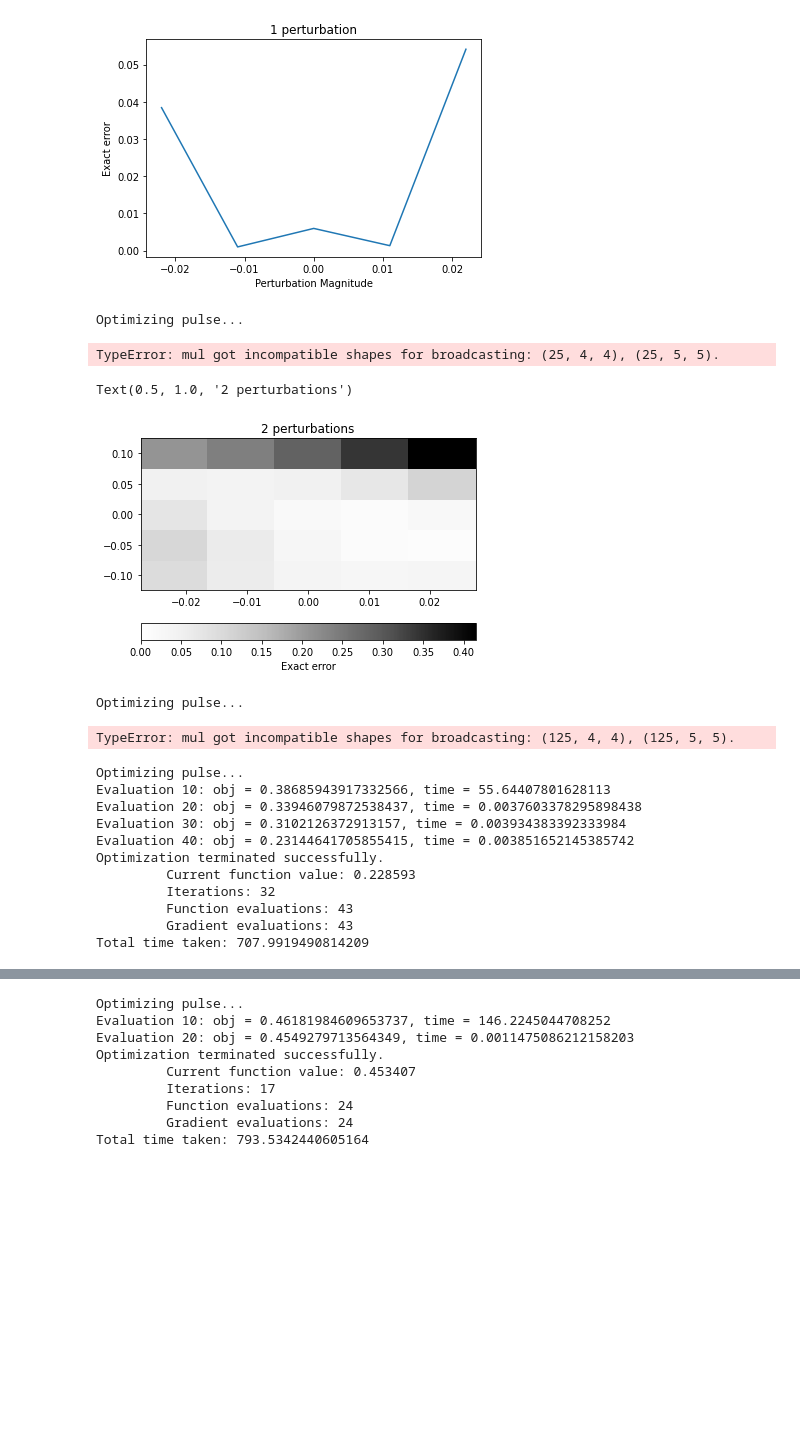
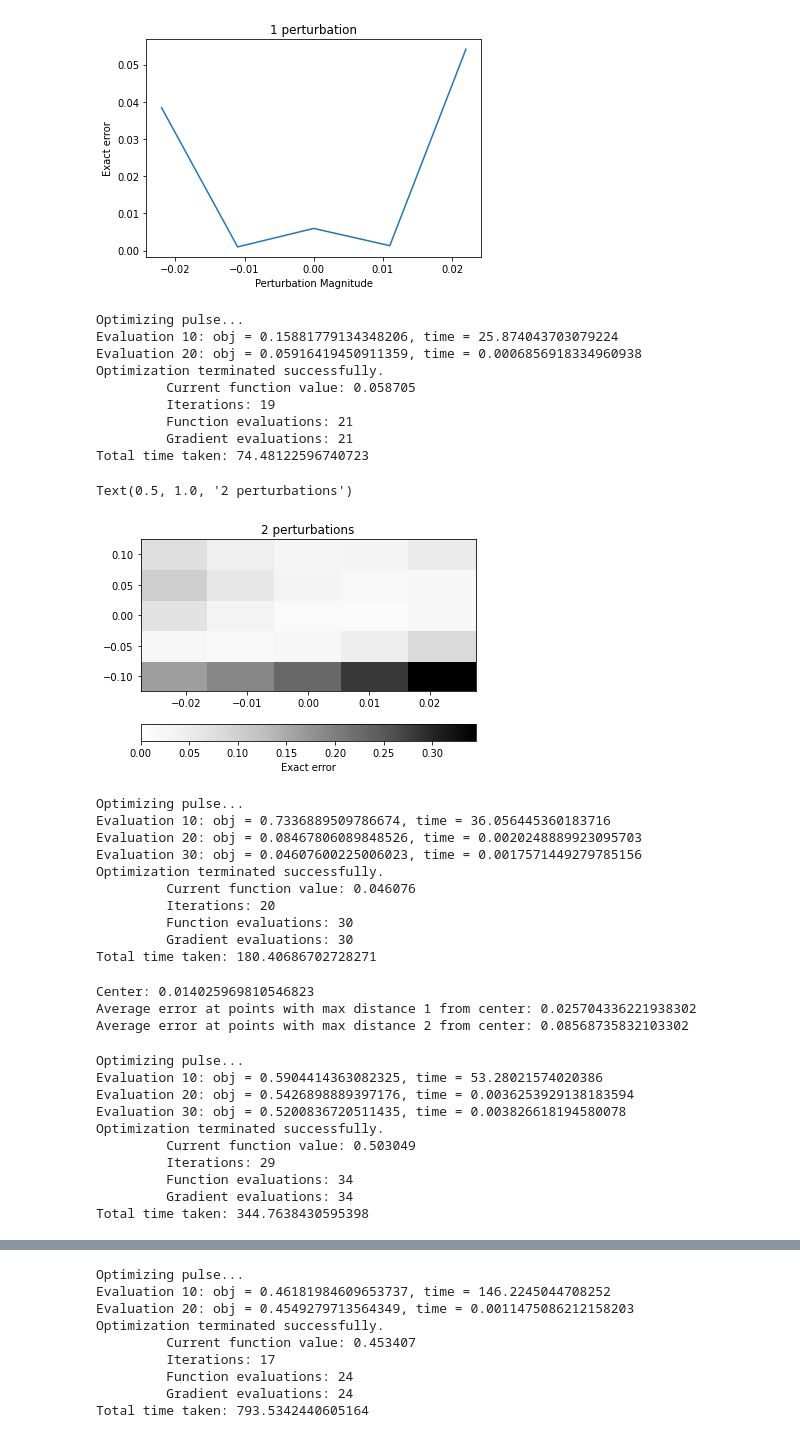
Before and after one commit to DanPuzzuoli/multivariable_dyson_magnus, a Jupyter notebook: magnus_qoc.ipynb, the cells around one changed output, grey strips where cells are left out. Saved outputs shown, nothing was run; the diff lists cells and outputs as text; code cells hidden in the pictures; blank space fills up the shorter version.

Commit message:
evaluates optimization results at the end

```diff
--- a/magnus_qoc.ipynb
+++ b/magnus_qoc.ipynb
@@ -2328,30 +2329,45 @@ Text(0.5, 1.0, '1 perturbation')
 # %%
 #2 variations
 obj = mag_obj_funcs[1]
-result2 = find_pulse_bfgs(obj, ctrl_shape, update_rate=10,tol=0.01)
+result1 = find_pulse_bfgs(obj, ctrl_shape, update_rate=10,tol=0.01)
 # %% [output]
 Optimizing pulse...
+Evaluation 10: obj = 0.15881779134348206, time = 25.874043703079224
+Evaluation 20: obj = 0.05916419450911359, time = 0.0006856918334960938
+Optimization terminated successfully.
+         Current function value: 0.058705
+         Iterations: 19
+         Function evaluations: 21
+         Gradient evaluations: 21
+Total time taken: 74.48122596740723
-TypeError: mul got incompatible shapes for broadcasting: (25, 4, 4), (25, 5, 5).
 # %%
-exact_err1 = point_obj1(result2.x, p0_vals, p1_vals, out = 1)
+exact_err1 = point_obj1(result1.x, p0_vals, p1_vals, out = 1)
 # %%
 import matplotlib as mpl
 
-x_axis = cell_centered(p0_vals)
-y_axis = cell_centered(p1_vals)
+cell0 = cell_centered(p0_vals)
+cell1 = cell_centered(p1_vals)
 cmap = mpl.cm.Greys
 norm = mpl.colors.Normalize(vmin=0., vmax=max(exact_err1))
 exact_err1_reshape = exact_err1.reshape((5,5))
-plt.pcolormesh(x_axis, y_axis, exact_err1_reshape, norm=norm, cmap=cmap)
+plt.pcolormesh(cell0, cell1, exact_err1_reshape, norm=norm, cmap=cmap)
 plt.colorbar(mpl.cm.ScalarMappable(norm=norm, cmap=cmap),orientation='horizontal',label="Exact error")
 plt.title("2 perturbations")
 # %% [output]
 Text(0.5, 1.0, '2 perturbations')
-[figure, old version]
+[figure, new version]
 # %%
 #3 variations
 obj = mag_obj_funcs[2]
-result3 = find_pulse_bfgs(obj, ctrl_shape, update_rate=10,tol=0.01)
+result2 = find_pulse_bfgs(obj, ctrl_shape, update_rate=10,tol=0.01)
 # %% [output]
 Optimizing pulse...
+Evaluation 10: obj = 0.7336889509786674, time = 36.056445360183716
+Evaluation 20: obj = 0.08467806089848526, time = 0.0020248889923095703
+Evaluation 30: obj = 0.04607600225006023, time = 0.0017571449279785156
+Optimization terminated successfully.
+         Current function value: 0.046076
+         Iterations: 20
+         Function evaluations: 30
+         Gradient evaluations: 30
+Total time taken: 180.40686702728271
-TypeError: mul got incompatible shapes for broadcasting: (125, 4, 4), (125, 5, 5).
@@ -2360,16 +2374,41 @@ exact_err2 = point_obj2(result3.x, p0_vals, p1_vals, p2_vals, out = 1)
+# %%
+exact_err2 = point_obj2(result2.x, p0_vals, p1_vals, p2_vals, out = 1)
+exact_err2_reshape = exact_err2.reshape((5,5,5))
+print("Center:",exact_err2_reshape[2,2,2])
+avg_err1 = 0.
+count1 = 0
+avg_err2 = 0.
+count2 = 0
+for i in range(5):
+    for j in range(5):
+        for k in range(5):
+            max_d = max(abs(i-2),abs(j-2),abs(k-2))
+            if max_d == 1:
+                avg_err1 += exact_err2_reshape[i,j,k]
+                count1 += 1
+            elif max_d == 2:
+                avg_err2 += exact_err2_reshape[i,j,k]
+                count2 += 1
+avg_err1 /= count1
+avg_err2 /= count2
+print("Average error at points with max coordinate-wise distance 1 from center:",avg_err1)
+print("Average error at points with max coordinate-wise distance 2 from center:",avg_err2)
+# %% [output]
+Center: 0.014025969810546823
+Average error at points with max distance 1 from center: 0.025704336221938302
+Average error at points with max distance 2 from center: 0.08568735832103302
 # %%
 #4 variations
 obj = mag_obj_funcs[3]
-result4 =  find_pulse_bfgs(obj, ctrl_shape, update_rate=10,tol=0.01)
+result3 =  find_pulse_bfgs(obj, ctrl_shape, update_rate=10,tol=0.01)
 # %% [output]
 Optimizing pulse...
-Evaluation 10: obj = 0.38685943917332566, time = 55.64407801628113
-Evaluation 20: obj = 0.33946079872538437, time = 0.0037603378295898438
-Evaluation 30: obj = 0.3102126372913157, time = 0.003934383392333984
-Evaluation 40: obj = 0.23144641705855415, time = 0.003851652145385742
+Evaluation 10: obj = 0.5904414363082325, time = 53.28021574020386
+Evaluation 20: obj = 0.5426898889397176, time = 0.0036253929138183594
+Evaluation 30: obj = 0.5200836720511435, time = 0.003826618194580078
 Optimization terminated successfully.
-         Current function value: 0.228593
-         Iterations: 32
-         Function evaluations: 43
-         Gradient evaluations: 43
-Total time taken: 707.9919490814209
+         Current function value: 0.503049
+         Iterations: 29
+         Function evaluations: 34
+         Gradient evaluations: 34
+Total time taken: 344.7638430595398
```
Also changed, not shown: parts of 20 cells of this notebook.
